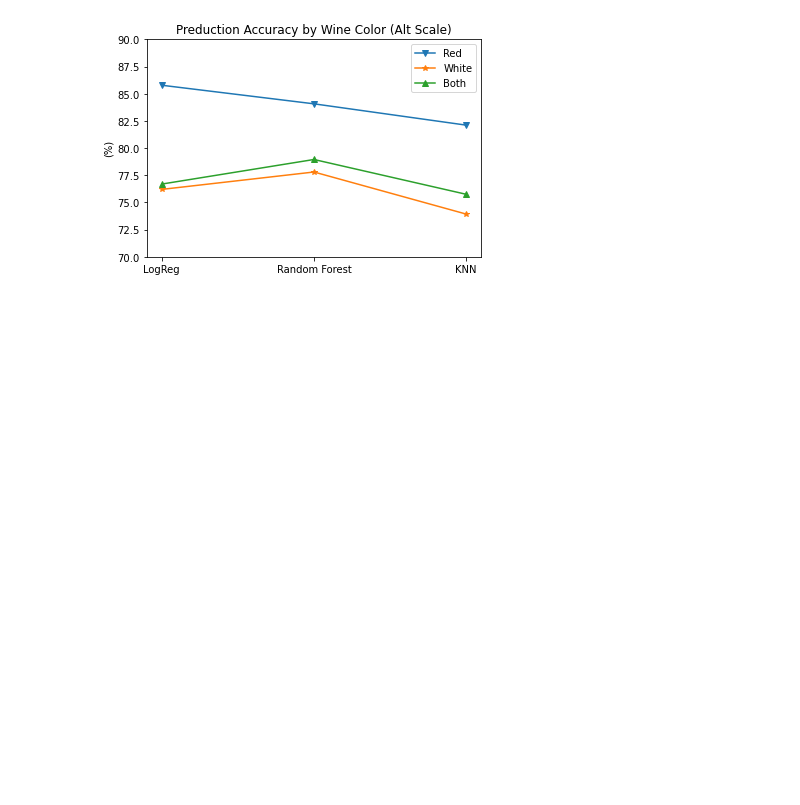
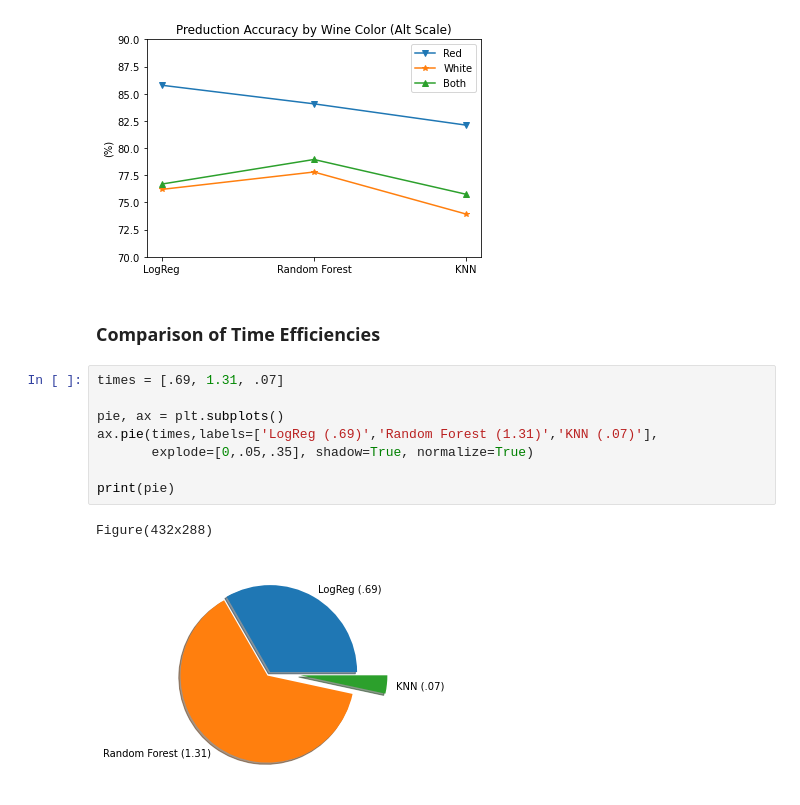
Before and after one commit to abigailloy/TTS-ML-Wine-Project-Team-1-, a Jupyter notebook: jupnotver.ipynb, the cells around one changed output. Saved outputs shown, nothing was run; the diff lists cells and outputs as text; blank space fills up the shorter version.

```diff
--- a/jupnotver.ipynb
+++ b/jupnotver.ipynb
@@ -452,3 +452,16 @@ print(fig)
 # %% [output]
 Figure(432x288)
 [figure]
+# %% [markdown]
+### Comparison of Time Efficiencies
+# %%
+times = [.69, 1.31, .07]
+
+pie, ax = plt.subplots()
+ax.pie(times,labels=['LogReg (.69)','Random Forest (1.31)','KNN (.07)'],
+       explode=[0,.05,.35], shadow=True, normalize=True)
+
+print(pie)
+# %% [output]
+Figure(432x288)
+[figure, added]
```
